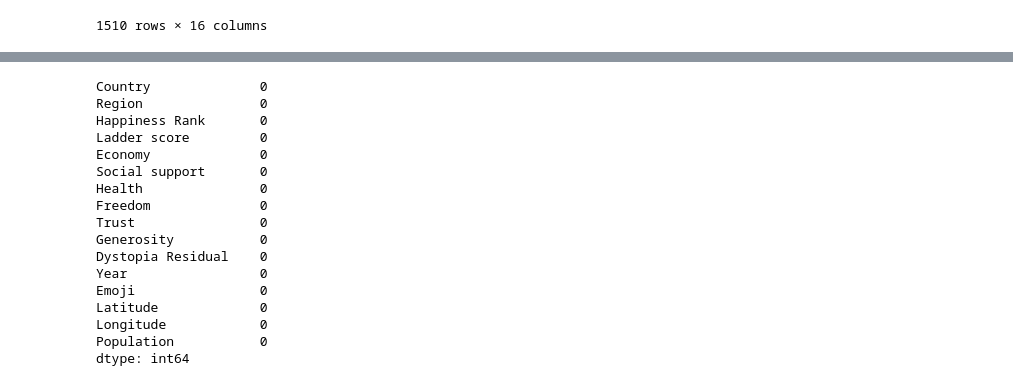
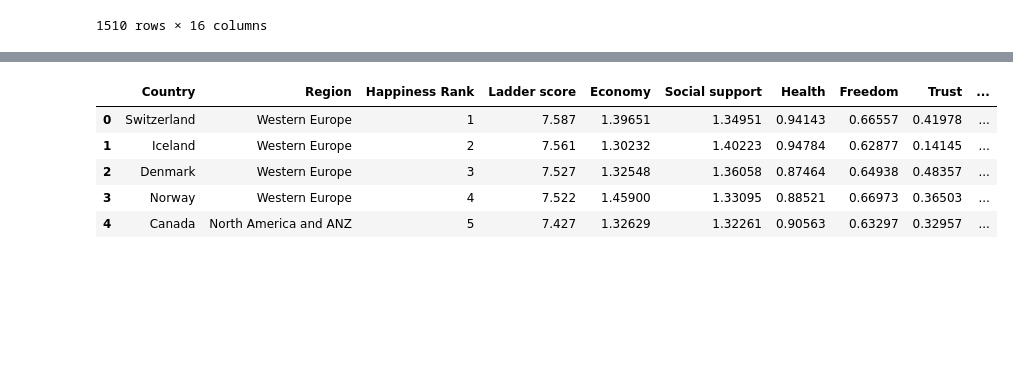
Before and after one commit to priscilla100/cse564_Visualization, a Jupyter notebook: static/whr_data/Untitled1.ipynb, the cells around one changed output, grey strips where cells are left out. Drawn from its saved outputs; the diff is of its cells as text; code cells hidden in the pictures; blank space fills up the shorter version.

Commit message:
merge_df dataset with correct LongLat and Continent

```diff
--- a/static/whr_data/Untitled1.ipynb
+++ b/static/whr_data/Untitled1.ipynb
@@ -139,0 +207,25 @@ df = pd.read_csv('merged_data_with_population.csv')
+# %%
+from fuzzywuzzy import process
+
+# Read the longlat.csv file into a DataFrame
+longlat_df = pd.read_csv("longlat.csv")
+
+# Define a function for fuzzy matching
+def fuzzy_match_country(name, choices):
+    match = process.extractOne(name, choices)
+    return match[0] if match[1] >= 80 else None
+
+# Apply fuzzy matching to each country in df to find its closest match in longlat_df
+df['Matched_Country'] = df['Country_x'].apply(lambda x: fuzzy_match_country(x, longlat_df['Country']))
+
+# Merge the latitude and longitude columns from longlat_df to df based on the matched country names
+df_merged = df.merge(longlat_df[['Country', 'Latitude', 'Longitude']], left_on='Matched_Country', right_on='Country', how='left')
+
+# Drop the 'Matched_Country' column and the duplicate 'Country' column
+df_merged = df_merged.drop(['Matched_Country', 'Country_y'], axis=1)
+
+# Rename the 'Country_x' column to 'Country'
+df_merged = df_merged.rename(columns={'Country_x': 'Country'})
+
+# Display the resulting DataFrame
+df_merged
@@ -140,20 +271,24 @@ df = pd.read_csv('merged_data_with_population.csv')
 # %%
-df.isnull().sum()
+from fuzzywuzzy import process
+import pandas as pd
+
+# Sample dataframes
+continents_data = pd.read_csv('continents.csv')
+
+# Perform fuzzy matching to get the closest matching country names and add Continent based on the match
+def match_country(name, choices):
+    match = process.extractOne(name, choices)
+    return match[1] if match[1] >= 80 else None
+
+# df['Continent'] = df['Country'].apply(lambda x: match_country(x, continents_data['Country']))
+df_with_continent = df.merge(continents_data[['Country', 'Continent']], how='left', on='Country')
+
+
+df_with_continent.head(5)
 # %% [output]
-Country              0
-Region               0
-Happiness Rank       0
-Ladder score         0
-Economy              0
-Social support       0
-Health               0
-Freedom              0
-Trust                0
-Generosity           0
-Dystopia Residual    0
-Year                 0
-Emoji                0
-Latitude             0
-Longitude            0
-Population           0
-dtype: int64
+|  | Country | Region | Happiness Rank | Ladder score | Economy | Social support | Health | Freedom | Trust | ... |
+| 0 | Switzerland | Western Europe | 1 | 7.587 | 1.39651 | 1.34951 | 0.94143 | 0.66557 | 0.41978 | ... |
+| 1 | Iceland | Western Europe | 2 | 7.561 | 1.30232 | 1.40223 | 0.94784 | 0.62877 | 0.14145 | ... |
+| 2 | Denmark | Western Europe | 3 | 7.527 | 1.32548 | 1.36058 | 0.87464 | 0.64938 | 0.48357 | ... |
+| 3 | Norway | Western Europe | 4 | 7.522 | 1.45900 | 1.33095 | 0.88521 | 0.66973 | 0.36503 | ... |
+| 4 | Canada | North America and ANZ | 5 | 7.427 | 1.32629 | 1.32261 | 0.90563 | 0.63297 | 0.32957 | ... |
```
Also changed, not shown: parts of 9 cells of this notebook, 5 other files.
